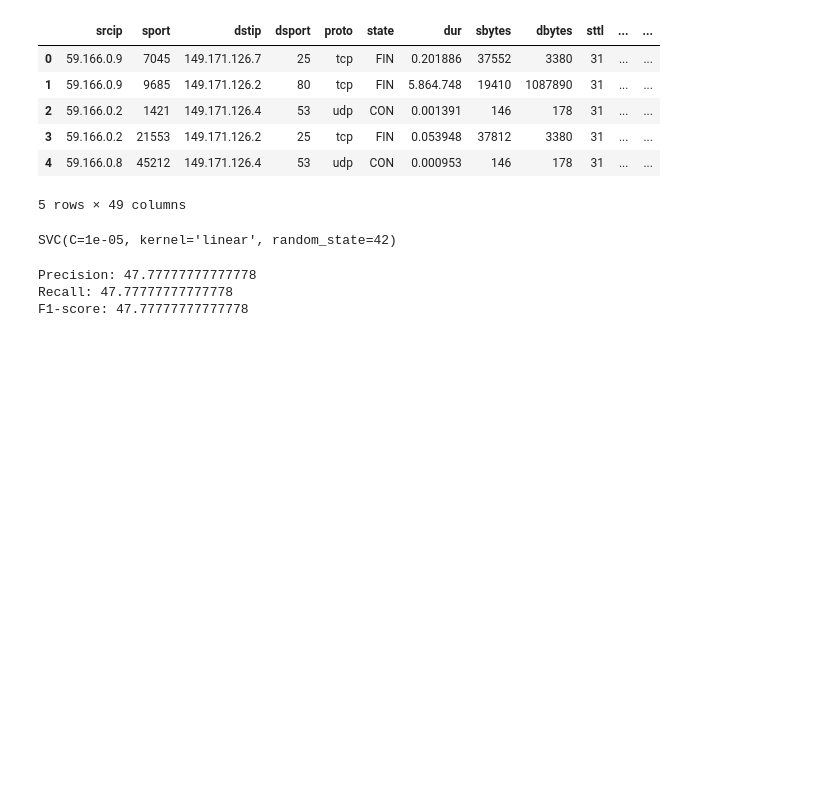
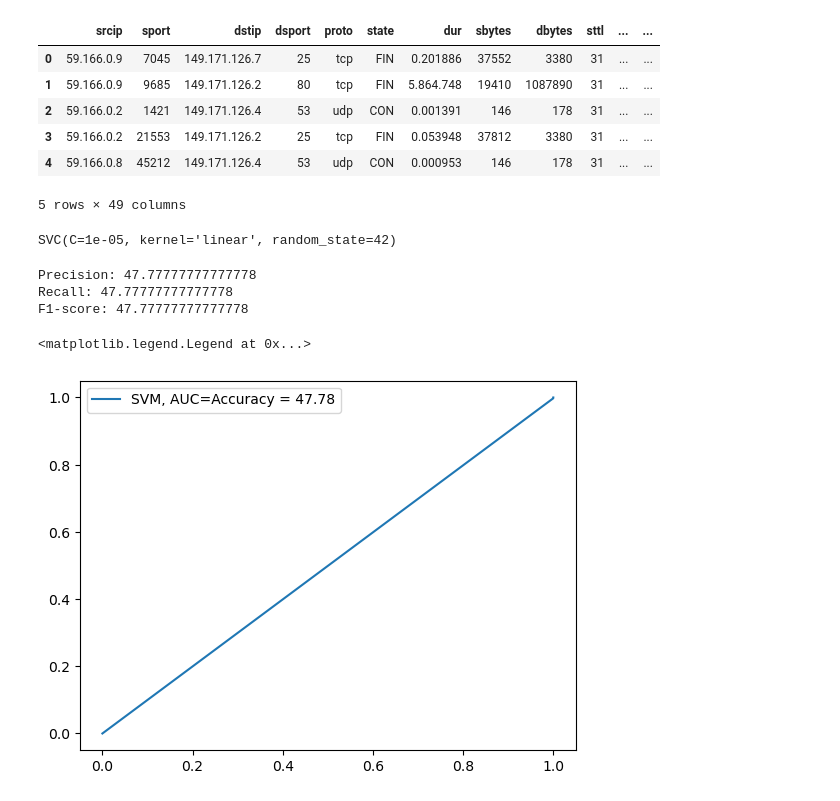
Before and after one commit to rcarmas/Proyecto_Unidad3_Internetworking, a Jupyter notebook: SVM Escenario 3.ipynb, the cells around one changed output. Drawn from its saved outputs; the diff is of its cells as text; code cells hidden in the pictures; blank space fills up the shorter version.

```diff
--- a/SVM Escenario 3.ipynb
+++ b/SVM Escenario 3.ipynb
@@ -254,3 +254,19 @@ print('F1-score:', f1_score*100)
 Precision: 47.77777777777778
 Recall: 47.77777777777778
 F1-score: 47.77777777777778
+# %%
+import matplotlib.pyplot as plt
+from sklearn import metrics
+from sklearn.impute import SimpleImputer
+# Crear un objeto SimpleImputer para reemplazar valores faltantes con la media
+imputer = SimpleImputer(strategy='mean')
+# Imputar valores faltantes en X_test
+X_test = imputer.fit_transform(X_test)
+y_pred = svm.predict(X_test)
+fpr, tpr, _ = metrics.roc_curve(y_test, y_pred)
+LR = "Accuracy = {:.2f}".format(svm.score(X_test, y_test.values)*100)
+plt.plot(fpr,tpr,label="SVM, AUC="+str(LR))
+plt.legend()
+# %% [output]
+<matplotlib.legend.Legend at 0x...>
+[figure, added]
```
Also changed, not shown: 7 other files.
